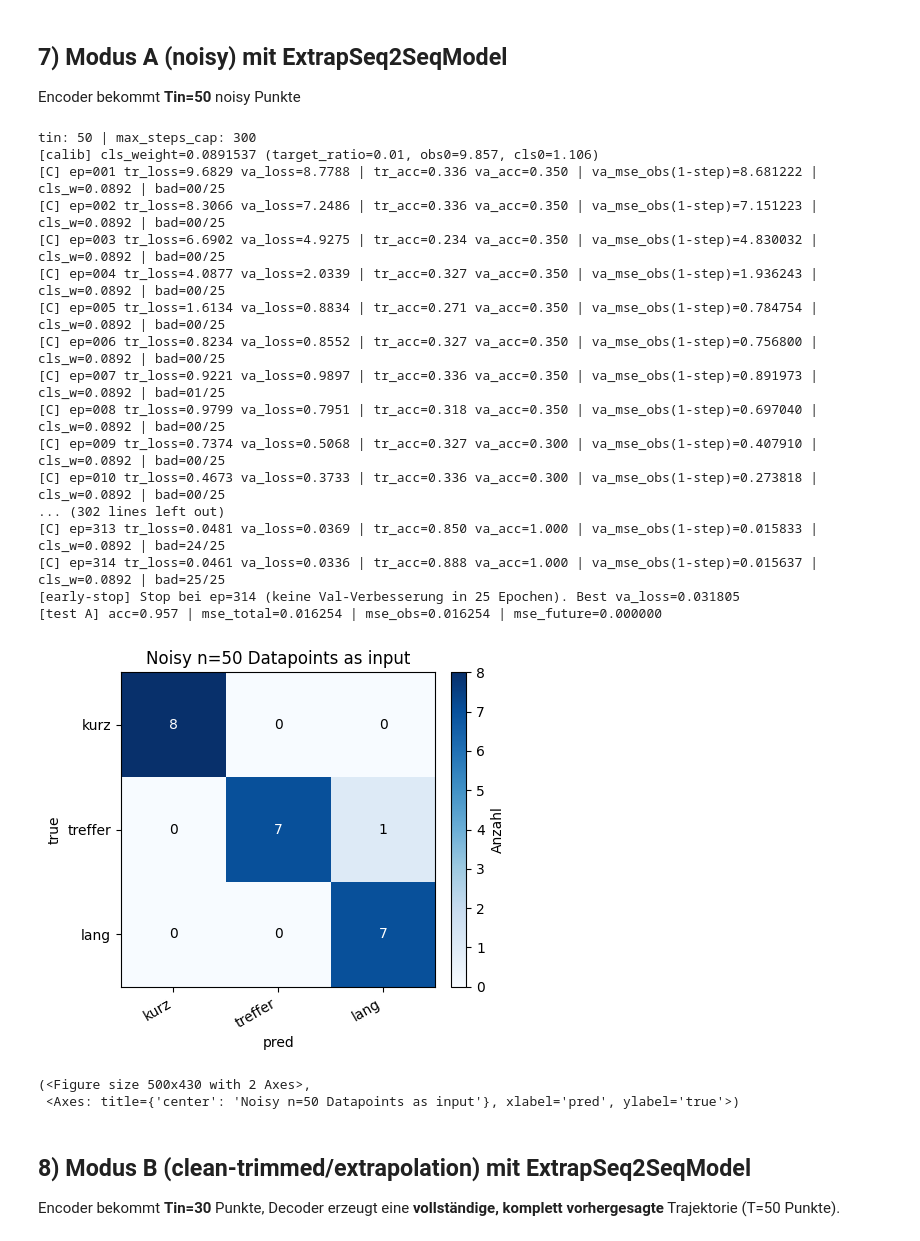
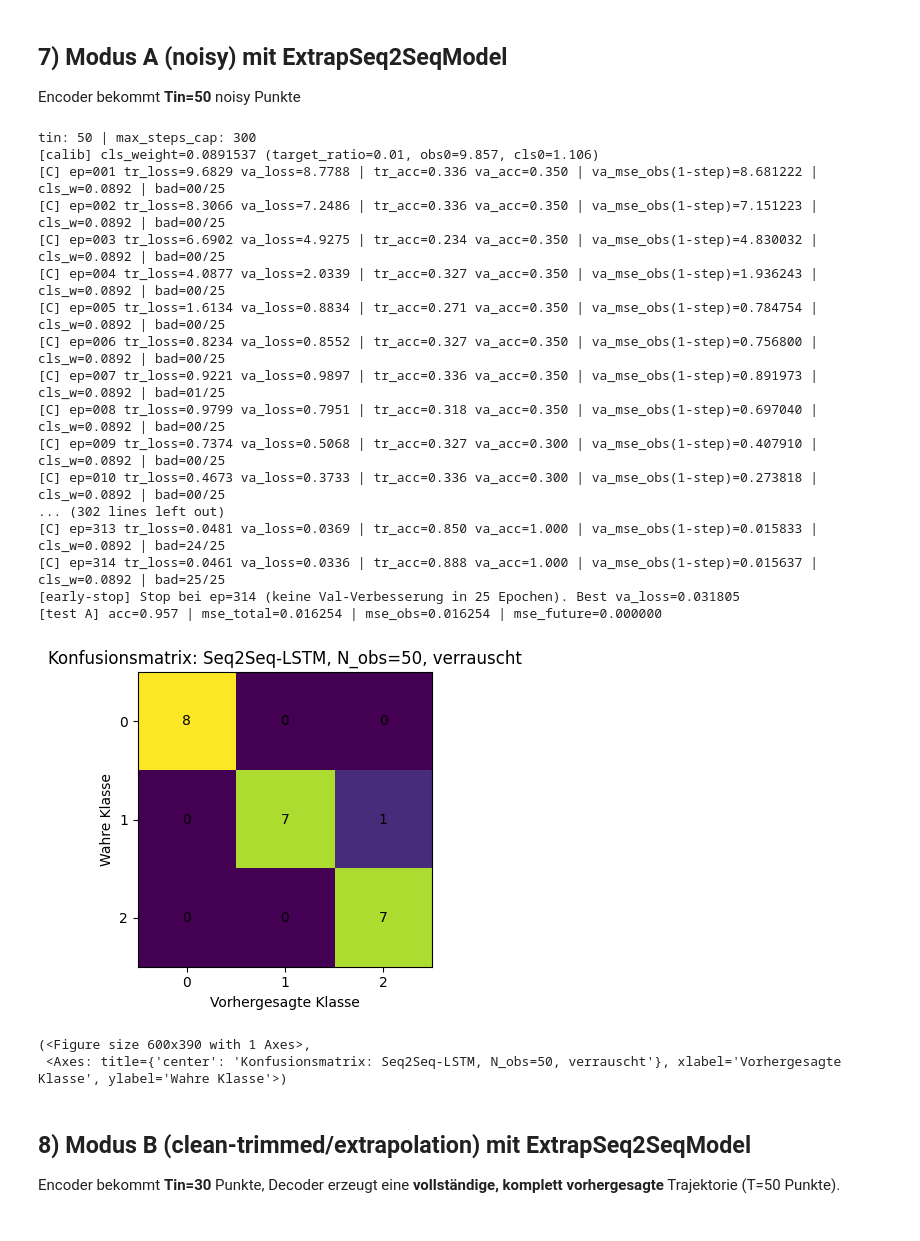
Before and after one commit to lucaa-smn/BA-Thesis, a Jupyter notebook: Seq2Seq-LSTM.ipynb, the cells around one changed output. Drawn from its saved outputs; the diff is of its cells as text; code cells hidden in the pictures.

```diff
--- a/Seq2Seq-LSTM.ipynb
+++ b/Seq2Seq-LSTM.ipynb
@@ -890,12 +890,13 @@ def plot_confusion_matrix(
     cm,
     class_names=None,
     normalize: bool = False,
-    title: str = "Confusion Matrix",
+    title: str = "Konfusionsmatrix",
     ax=None,
-    cmap: str = "Blues",
+    cmap: str = "viridis",
+    show_colorbar: bool = False,
     show: bool = True,
 ):
-    """Plottet eine Confusion Matrix notebook-tauglich.
+    """Plottet eine Konfusionsmatrix im Stil der Beispielabbildungen.
 
     Akzeptiert entweder:
       - cm als (N,N)-Array/Tensor (Counts oder bereits normalisiert)
@@ -908,7 +909,8 @@ def plot_confusion_matrix(
       normalize: True -> zeilenweise Normalisierung (true-class Summe = 1)
       title: Plot-Titel
       ax: optional vorhandene matplotlib-Axes
-      cmap: Colormap-Name
+      cmap: Colormap-Name (Default: 'viridis')
+      show_colorbar: Colorbar anzeigen (Default: False, wie im Beispiel)
       show: plt.show() am Ende ausführen (praktisch im Notebook)
 
     Returns:
@@ -934,10 +936,10 @@ def plot_confusion_matrix(
 
     if class_names is None:
         class_names = [str(i) for i in range(n)]
+    class_names = [str(c) for c in class_names]
     if len(class_names) != n:
         raise ValueError(f"class_names muss Länge {n} haben. Erhalten: {len(class_names)}")
 
-    # Für die Heatmap verwenden wir float (matplotlib-freundlich)
     cm_plot = cm.astype(float)
 
     # Optional normalisieren (pro true-class = Zeile)
@@ -948,41 +950,37 @@ def plot_confusion_matrix(
 
     created_ax = ax is None
     if ax is None:
-        fig, ax = plt.subplots(figsize=(5.0, 4.3))
+        # entspricht ~600x390 px bei dpi=100 (wie im Beispiel)
+        fig, ax = plt.subplots(figsize=(6.0, 3.9), dpi=100)
     else:
         fig = ax.figure
 
     im = ax.imshow(cm_plot, interpolation="nearest", cmap=cmap)
-    cbar = fig.colorbar(im, ax=ax, fraction=0.046, pad=0.04)
-    cbar.ax.set_ylabel("Anteil" if normalize else "Anzahl", rotation=90)
+
+    if show_colorbar:
+        cbar = fig.colorbar(im, ax=ax, fraction=0.046, pad=0.04)
+        cbar.ax.set_ylabel("Anteil" if normalize else "Anzahl", rotation=90)
 
     ax.set_title(title)
-    ax.set_xlabel("pred")
-    ax.set_ylabel("true")
+    ax.set_xlabel("Vorhergesagte Klasse")
+    ax.set_ylabel("Wahre Klasse")
     ax.set_xticks(np.arange(n))
     ax.set_yticks(np.arange(n))
-    ax.set_xticklabels(class_names, rotation=30, ha="right")
+    ax.set_xticklabels(class_names)
     ax.set_yticklabels(class_names)
 
-    # Zellwerte: bei Counts als Integer anzeigen, bei normalize als Float
+    # Zellwerte (wie im Beispiel: schwarze Schrift)
     fmt = ".2f" if normalize else "d"
-    thresh = (cm_plot.max() + cm_plot.min()) / 2.0 if cm_plot.size else 0.0
-
     for i in range(n):
         for j in range(n):
-            val_color = cm_plot[i, j]
             if normalize:
                 text = format(cm_plot[i, j], fmt)
             else:
-                # cm kann float sein (z.B. durch Casting/Loading). Für Counts robust int anzeigen.
                 text = format(int(round(cm[i, j])), fmt)
 
-            ax.text(
-                j, i, text,
-                ha="center", va="center",
-                color="white" if val_color > thresh else "black"
-            )
+            ax.text(j, i, text, ha="center", va="center", color="black")
 
+    ax.set_aspect("equal")
     ax.set_xlim(-0.5, n - 0.5)
     ax.set_ylim(n - 0.5, -0.5)
     fig.tight_layout()
@@ -1030,38 +1028,38 @@ histA = train_extrap(
     epochs=800, lr=2e-3, cls_weight=None, cls_target_ratio=0.01, calibrate_cls_weight=True, patience=25, grad_accum_steps=grad_accum_steps,
     max_steps_cap=max_steps_cap
 )
 
 # plot_history(histA, "Mode A (extrapolation) - ExtrapSeq2SeqModel")
 
 cmA = eval_extrap(modelA, dlA_test, tin=tin,
     max_steps=max_steps_cap, split_name="test A")
 plot_confusion_matrix(
     cm=cmA,
-    class_names=["kurz", "treffer", "lang"],
+    class_names=["0", "1", "2"],
     normalize=False,
-    title="Noisy n=50 Datapoints as input",
+    title="Konfusionsmatrix: Seq2Seq-LSTM, N_obs=50, verrauscht",
 )
 # %% [output]
 tin: 50 | max_steps_cap: 300
 [calib] cls_weight=0.0891537 (target_ratio=0.01, obs0=9.857, cls0=1.106)
 [C] ep=001 tr_loss=9.6829 va_loss=8.7788 | tr_acc=0.336 va_acc=0.350 | va_mse_obs(1-step)=8.681222 | cls_w=0.0892 | bad=00/25
 [C] ep=002 tr_loss=8.3066 va_loss=7.2486 | tr_acc=0.336 va_acc=0.350 | va_mse_obs(1-step)=7.151223 | cls_w=0.0892 | bad=00/25
 [C] ep=003 tr_loss=6.6902 va_loss=4.9275 | tr_acc=0.234 va_acc=0.350 | va_mse_obs(1-step)=4.830032 | cls_w=0.0892 | bad=00/25
 [C] ep=004 tr_loss=4.0877 va_loss=2.0339 | tr_acc=0.327 va_acc=0.350 | va_mse_obs(1-step)=1.936243 | cls_w=0.0892 | bad=00/25
 [C] ep=005 tr_loss=1.6134 va_loss=0.8834 | tr_acc=0.271 va_acc=0.350 | va_mse_obs(1-step)=0.784754 | cls_w=0.0892 | bad=00/25
 [C] ep=006 tr_loss=0.8234 va_loss=0.8552 | tr_acc=0.327 va_acc=0.350 | va_mse_obs(1-step)=0.756800 | cls_w=0.0892 | bad=00/25
 [C] ep=007 tr_loss=0.9221 va_loss=0.9897 | tr_acc=0.336 va_acc=0.350 | va_mse_obs(1-step)=0.891973 | cls_w=0.0892 | bad=01/25
 [C] ep=008 tr_loss=0.9799 va_loss=0.7951 | tr_acc=0.318 va_acc=0.350 | va_mse_obs(1-step)=0.697040 | cls_w=0.0892 | bad=00/25
 [C] ep=009 tr_loss=0.7374 va_loss=0.5068 | tr_acc=0.327 va_acc=0.300 | va_mse_obs(1-step)=0.407910 | cls_w=0.0892 | bad=00/25
 [C] ep=010 tr_loss=0.4673 va_loss=0.3733 | tr_acc=0.336 va_acc=0.300 | va_mse_obs(1-step)=0.273818 | cls_w=0.0892 | bad=00/25
 ... (302 lines left out)
 [C] ep=313 tr_loss=0.0481 va_loss=0.0369 | tr_acc=0.850 va_acc=1.000 | va_mse_obs(1-step)=0.015833 | cls_w=0.0892 | bad=24/25
 [C] ep=314 tr_loss=0.0461 va_loss=0.0336 | tr_acc=0.888 va_acc=1.000 | va_mse_obs(1-step)=0.015637 | cls_w=0.0892 | bad=25/25
 [early-stop] Stop bei ep=314 (keine Val-Verbesserung in 25 Epochen). Best va_loss=0.031805
 [test A] acc=0.957 | mse_total=0.016254 | mse_obs=0.016254 | mse_future=0.000000
-[figure, old version]
+[figure, new version]
-(<Figure size 500x430 with 2 Axes>,
- <Axes: title={'center': 'Noisy n=50 Datapoints as input'}, xlabel='pred', ylabel='true'>)
+(<Figure size 600x390 with 1 Axes>,
+ <Axes: title={'center': 'Konfusionsmatrix: Seq2Seq-LSTM, N_obs=50, verrauscht'}, xlabel='Vorhergesagte Klasse', ylabel='Wahre Klasse'>)
 # %% [markdown]
 ## 8) Modus B (clean-trimmed/extrapolation) mit ExtrapSeq2SeqModel
 Encoder bekommt **Tin=30** Punkte, Decoder erzeugt eine **vollständige, komplett vorhergesagte** Trajektorie (T=50 Punkte).
```
Also changed, not shown: parts of 4 cells of this notebook, 1 other file.
